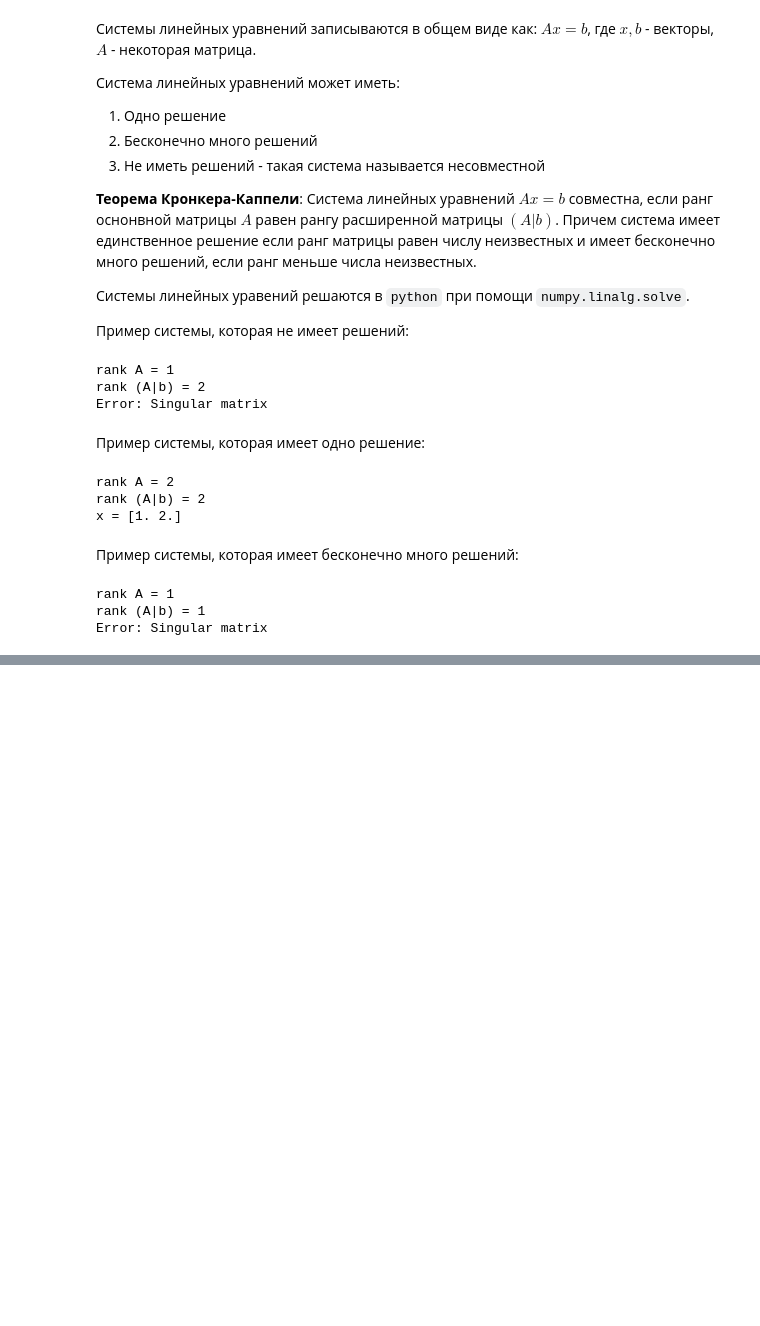
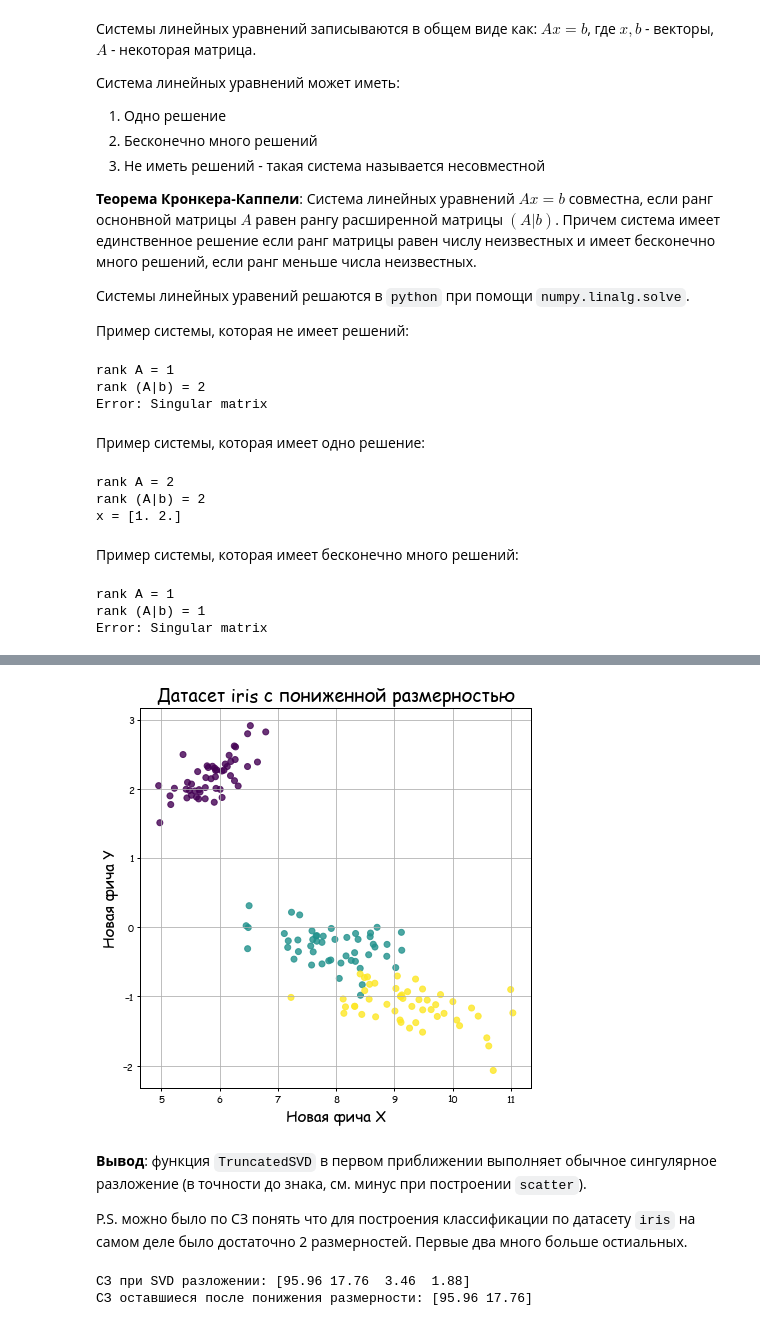
Before and after one commit to ZakharovAleksey/Study, a Jupyter notebook: Machine Learning/Yandex_specialization/0_Math/linal_matrix.ipynb, the cells around one changed output, grey strips where cells are left out. Cells and saved outputs as stored; diff of their text form; code cells hidden in the pictures; blank space fills up the shorter version.

```diff
--- a/Machine Learning/Yandex_specialization/0_Math/linal_matrix.ipynb
+++ b/Machine Learning/Yandex_specialization/0_Math/linal_matrix.ipynb
@@ -244,0 +379,20 @@ Error: Singular matrix
+# %%
+fig, ax = plt.subplots(figsize=(7, 7))
+# Pay attentions to sign
+ax.scatter(-X_hat1[:, 0], X_hat1[:, 1], c=data.target, alpha=0.8)
+ax.set_title('Датасет iris с пониженной размерностью', fontsize=18)
+ax.set_xlabel('Новая фича X', fontsize=15); ax.set_ylabel('Новая фича Y', fontsize=15)
+ax.grid(True)
+plt.show()
+# %% [output]
+[figure, added]
+# %% [markdown]
+**Вывод**: функция `TruncatedSVD` в первом приближении выполняет обычное сингулярное разложение (в точности до знака, см. минус при построении `scatter`).
+
+P.S. можно было по СЗ понять что для построения классификации по датасету `iris` на самом деле было достаточно 2 размерностей. Первые два много больше остиальных.
+# %%
+print('CЗ при SVD разложении: {0}'.format(np.round(D, 2)))
+print('CЗ оставшиеся после понижения размерности: {0}'.format(np.round(dim.singular_values_, 2)))
+# %% [output]
+CЗ при SVD разложении: [95.96 17.76  3.46  1.88]
+CЗ оставшиеся после понижения размерности: [95.96 17.76]
```
Also changed, not shown: parts of 19 cells of this notebook, 2 other files.
